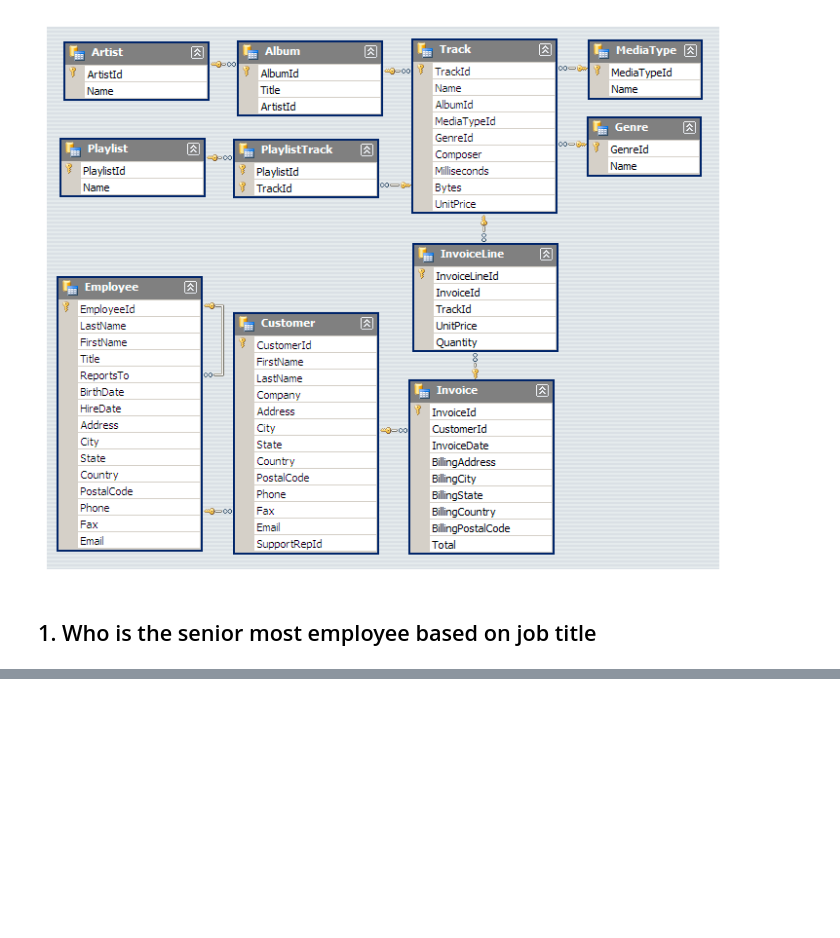
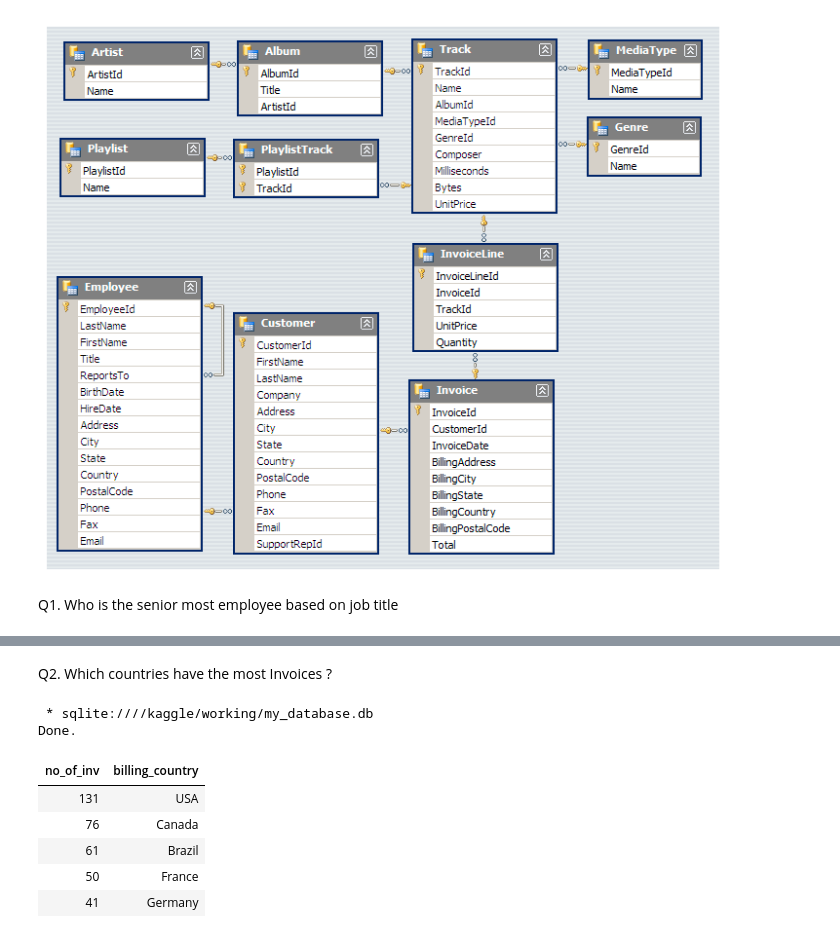
Before and after one commit to aravind8bkd/sql, a Jupyter notebook: Music Store Data Analysis/Music Store Data Analysis.ipynb, the cells around one changed output, grey strips where cells are left out. Saved outputs shown, nothing was run; the diff lists cells and outputs as text; code cells hidden in the pictures; blank space fills up the shorter version.

```diff
--- a/Music Store Data Analysis/Music Store Data Analysis.ipynb
+++ b/Music Store Data Analysis/Music Store Data Analysis.ipynb
@@ -93,7 +93,7 @@ display(Image(filename='/kaggle/input/schema/MusicDatabaseSchema.png'))
 # %% [output]
 [figure]
 # %% [markdown]
-## 1. Who is the senior most employee based on job title
+Q1. Who is the senior most employee based on job title
 # %%
 %%sql
 SELECT * FROM employee
@@ -104,3 +104,21 @@ LIMIT 1;
 Done.
 | employee_id | last_name | first_name | title | reports_to | levels | birthdate | hire_date | address | city | ... |
 | 9 | Madan | Mohan | Senior General Manager | None | L7 | 26-01-1961 00:00 | 14-01-2016 00:00 | 1008 Vrinda Ave MT | Edmonton | ... |
+# %% [markdown]
+Q2. Which countries have the most Invoices ?
+# %%
+%%sql
+SELECT COUNT(*) AS no_of_inv, billing_country
+FROM invoice
+GROUP BY billing_country
+ORDER BY no_of_inv DESC
+LIMIT 5;
+# %% [output]
+ * sqlite:////kaggle/working/my_database.db
+Done.
+| no_of_inv | billing_country |
+| 131 | USA |
+| 76 | Canada |
+| 61 | Brazil |
+| 50 | France |
+| 41 | Germany |
```
Also changed, not shown: parts of 8 cells of this notebook.
